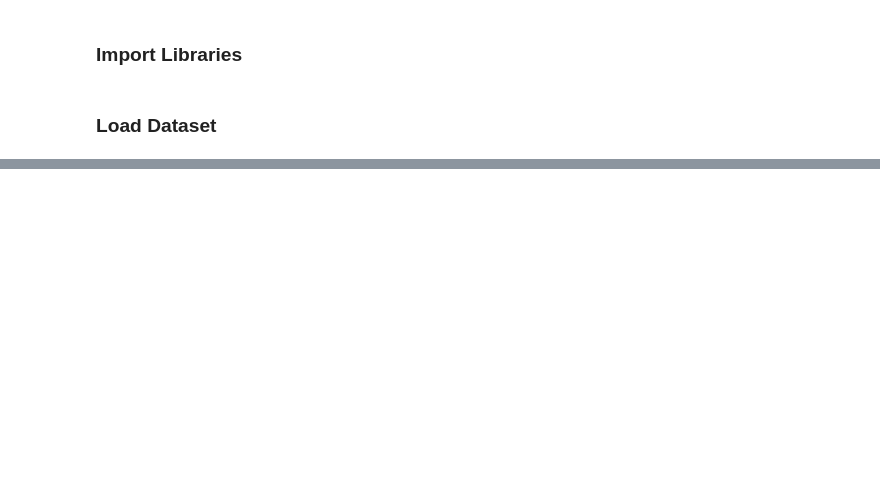
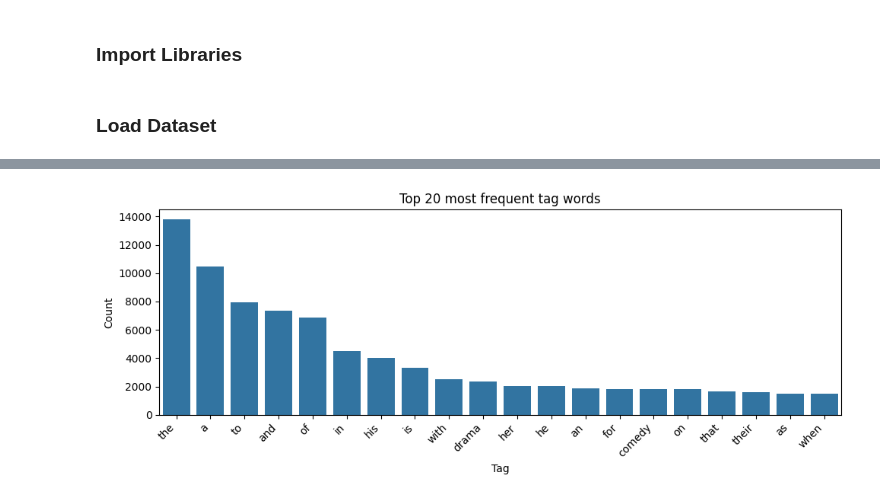
Before and after one commit to FarzanehValaee/AI-FinalProject-Mindminer, a Jupyter notebook: notebooks/EDA.ipynb, the cells around one changed output, grey strips where cells are left out. Drawn from its saved outputs; the diff is of its cells as text; code cells hidden in the pictures; blank space fills up the shorter version.

```diff
--- a/notebooks/EDA.ipynb
+++ b/notebooks/EDA.ipynb
@@ -38,0 +50,20 @@ Duplicate rows based on ['movie_id', 'title', 'overview', 'genres', 'keywords',
+# %%
+# 3. Top 20 most frequent tag words
+from collections import Counter
+
+all_tokens = df_movies['tags'].str.split()
+flat_tokens = [token for tokens in all_tokens for token in tokens]
+
+token_counts = Counter(flat_tokens)
+top_tags = pd.DataFrame(token_counts.most_common(20), columns=['tag', 'count'])
+
+plt.figure(figsize=(10, 4))
+sns.barplot(data=top_tags, x='tag', y='count')
+plt.xticks(rotation=45, ha='right')
+plt.xlabel('Tag')
+plt.ylabel('Count')
+plt.title('Top 20 most frequent tag words')
+plt.tight_layout()
+plt.show()
+# %% [output]
+[figure, added]
```
Also changed, not shown: parts of 13 cells of this notebook.
